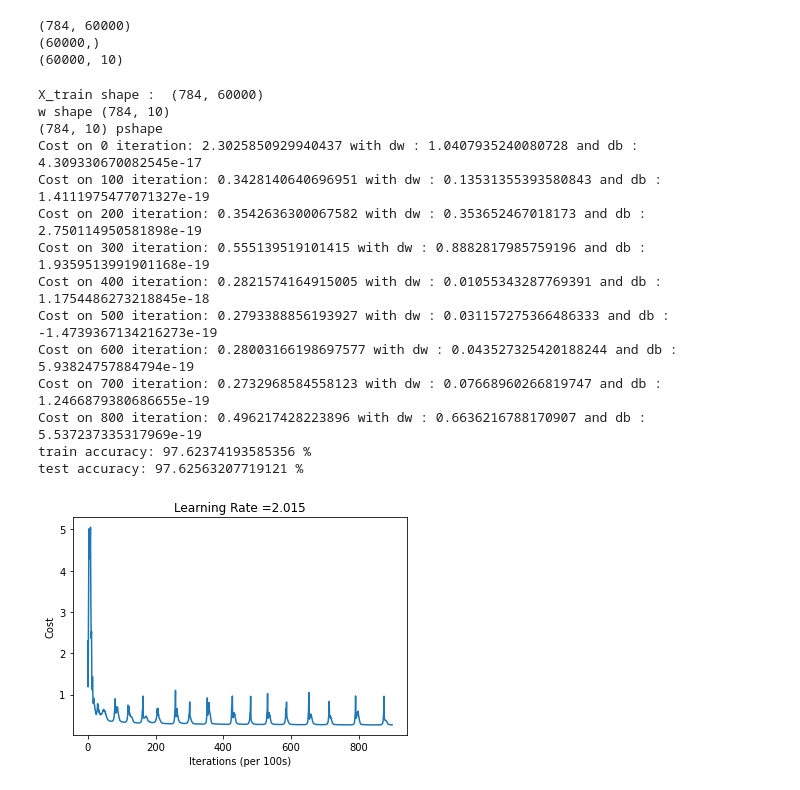
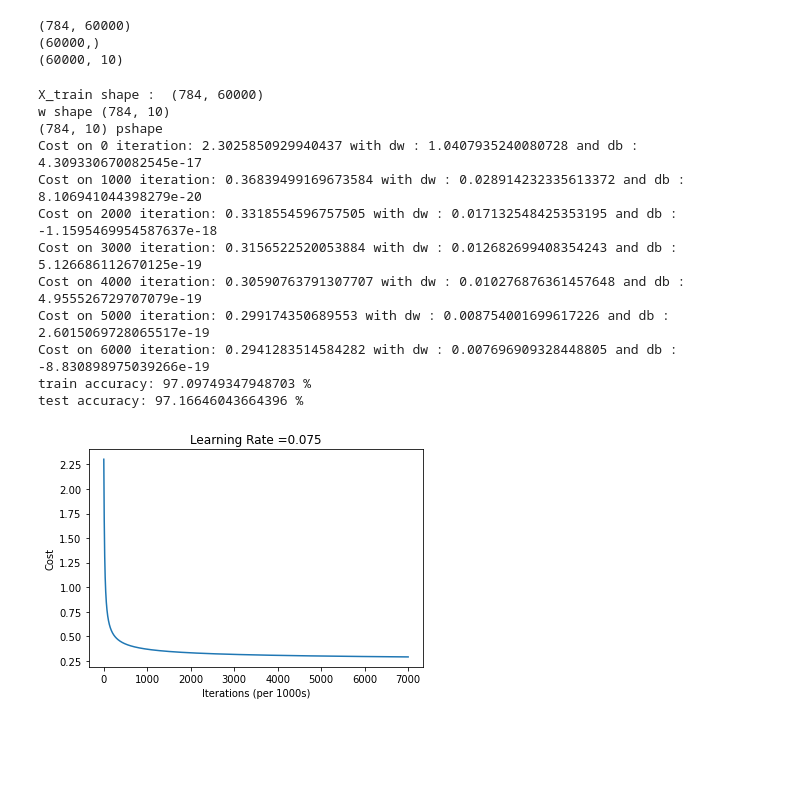
Before and after one commit to lg-12/DL-assignment1, a Jupyter notebook: assignment.ipynb, the cells around one changed output. Saved outputs shown, nothing was run; the diff lists cells and outputs as text; code cells hidden in the pictures; blank space fills up the shorter version.

```diff
--- a/assignment.ipynb
+++ b/assignment.ipynb
@@ -86,7 +86,7 @@ def optimize(params, X, Y, num_iterations, l_rate):
 
     params["w"] = params["w"] - l_rate * dw
     params["b"] = params["b"] - l_rate * db
-    if (i%100==0):
+    if (i%1000==0):
       print("Cost on {} iteration: {} with dw : {} and db : {}".format(i,cost,np.linalg.norm(dw),db))
 
     costs.append(cost)
@@ -112,38 +112,36 @@ def model(d, X_train, Y_train, X_test, Y_test, num_iter, l_rate):
     print("test accuracy: {} %".format(100 - np.mean(np.abs(Y_hat_test - Y_test)) * 100))
     return params,costs
 # %%
-params,costs = model(784, XX_train, Y_train, XX_test, Y_test, 900, 2.015)
+params,costs = model(784, XX_train, Y_train, XX_test, Y_test, 7000, 0.075)
 # %% [output]
 X_train shape :  (784, 60000)
 w shape (784, 10)
 (784, 10) pshape
 Cost on 0 iteration: 2.3025850929940437 with dw : 1.0407935240080728 and db : 4.309330670082545e-17
-Cost on 100 iteration: 0.3428140640696951 with dw : 0.13531355393580843 and db : 1.4111975477071327e-19
-Cost on 200 iteration: 0.3542636300067582 with dw : 0.353652467018173 and db : 2.750114950581898e-19
-Cost on 300 iteration: 0.555139519101415 with dw : 0.8882817985759196 and db : 1.9359513991901168e-19
-Cost on 400 iteration: 0.2821574164915005 with dw : 0.01055343287769391 and db : 1.1754486273218845e-18
-Cost on 500 iteration: 0.2793388856193927 with dw : 0.031157275366486333 and db : -1.4739367134216273e-19
-Cost on 600 iteration: 0.28003166198697577 with dw : 0.043527325420188244 and db : 5.93824757884794e-19
-Cost on 700 iteration: 0.2732968584558123 with dw : 0.07668960266819747 and db : 1.2466879380686655e-19
-Cost on 800 iteration: 0.496217428223896 with dw : 0.6636216788170907 and db : 5.537237335317969e-19
-train accuracy: 97.62374193585356 %
-test accuracy: 97.62563207719121 %
+Cost on 1000 iteration: 0.36839499169673584 with dw : 0.028914232335613372 and db : 8.106941044398279e-20
+Cost on 2000 iteration: 0.3318554596757505 with dw : 0.017132548425353195 and db : -1.1595469954587637e-18
+Cost on 3000 iteration: 0.3156522520053884 with dw : 0.012682699408354243 and db : 5.126686112670125e-19
+Cost on 4000 iteration: 0.30590763791307707 with dw : 0.010276876361457648 and db : 4.955526729707079e-19
+Cost on 5000 iteration: 0.299174350689553 with dw : 0.008754001699617226 and db : 2.6015069728065517e-19
+Cost on 6000 iteration: 0.2941283514584282 with dw : 0.007696909328448805 and db : -8.830898975039266e-19
+train accuracy: 97.09749347948703 %
+test accuracy: 97.16646043664396 %
 # %%
 d = {"costs": costs,
          "Y_prediction_test": Y_test,
          "Y_prediction_train": Y_train,
          "w": params["w"],
          "b": params["b"],
-         "learning_rate": 2.015,
-         "num_iterations": 900}
+         "learning_rate": 0.075,
+         "num_iterations": 7000}
 
 # Plot learning curve (with costs)
 costs = np.squeeze(d['costs'])
 plt.plot(costs)
 plt.ylabel('Cost')
-plt.xlabel('Iterations (per 100s)')
+plt.xlabel('Iterations (per 1000s)')
 plt.title("Learning Rate =" + str(d["learning_rate"]))
 plt.plot()
 plt.show()
 # %% [output]
-[figure, old version]
+[figure, new version]
```
